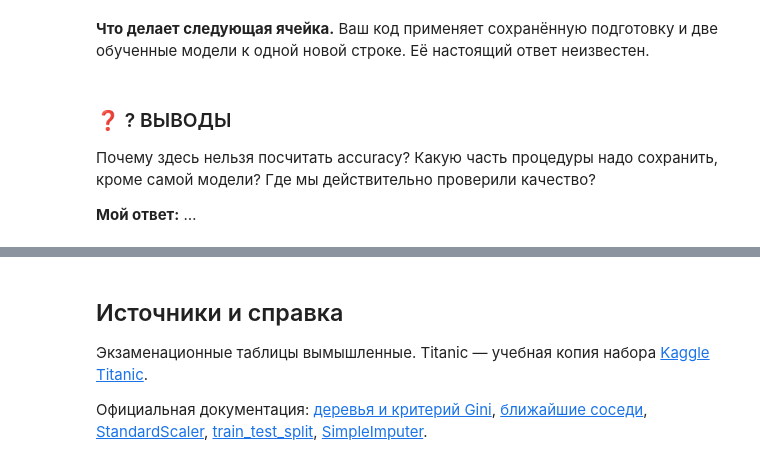
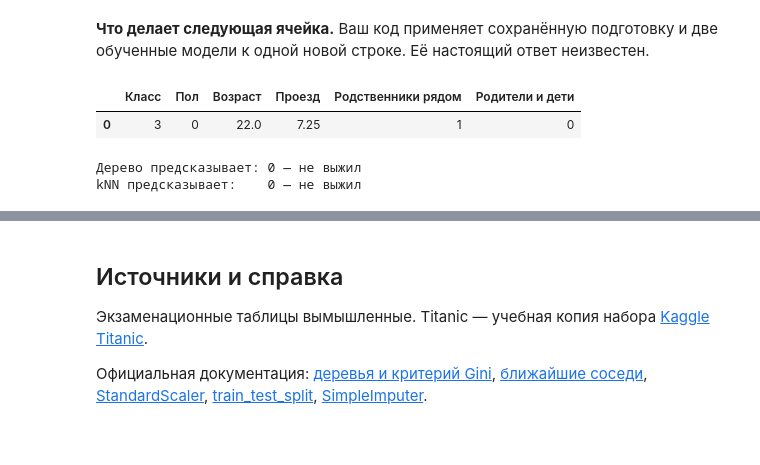
Before and after one commit to arraks1307/python-ai-course, a Jupyter notebook: homework/lesson-13/solution.ipynb, the cells around one changed output, grey strips where cells are left out. Cells and saved outputs as stored; diff of their text form; code cells hidden in the pictures.

```diff
--- a/homework/lesson-13/solution.ipynb
+++ b/homework/lesson-13/solution.ipynb
@@ -1566,6 +1734,19 @@ pass
-# %% [markdown]
-### ❓ ? ВЫВОДЫ
-
-Почему здесь нельзя посчитать accuracy? Какую часть процедуры надо сохранить, кроме самой модели? Где мы действительно проверили качество?
-
-**Мой ответ:** …
+# %%
+# Напишите решение здесь.
+new_passenger = pd.DataFrame([[3, 0, 22.0, 7.25, 1, 0]], columns=features)
+
+# Только готовые правила: никакого fit на новой строке
+new_filled = pd.DataFrame(imputer.transform(new_passenger), columns=features)
+new_scaled = pd.DataFrame(scaler.transform(new_filled), columns=features)
+
+words = {0: 'не выжил', 1: 'выжил'}
+new_tree_class = int(tree_model.predict(new_filled)[0])
+new_knn_class = int(knn_model.predict(new_scaled)[0])
+display(new_passenger)
+print('Дерево предсказывает:', new_tree_class, '—', words[new_tree_class])
+print('kNN предсказывает:   ', new_knn_class, '—', words[new_knn_class])
+# %% [output]
+|  | Класс | Пол | Возраст | Проезд | Родственники рядом | Родители и дети |
+| 0 | 3 | 0 | 22.0 | 7.25 | 1 | 0 |
+Дерево предсказывает: 0 — не выжил
+kNN предсказывает:    0 — не выжил
```
Also changed, not shown: parts of 18 cells of this notebook.
